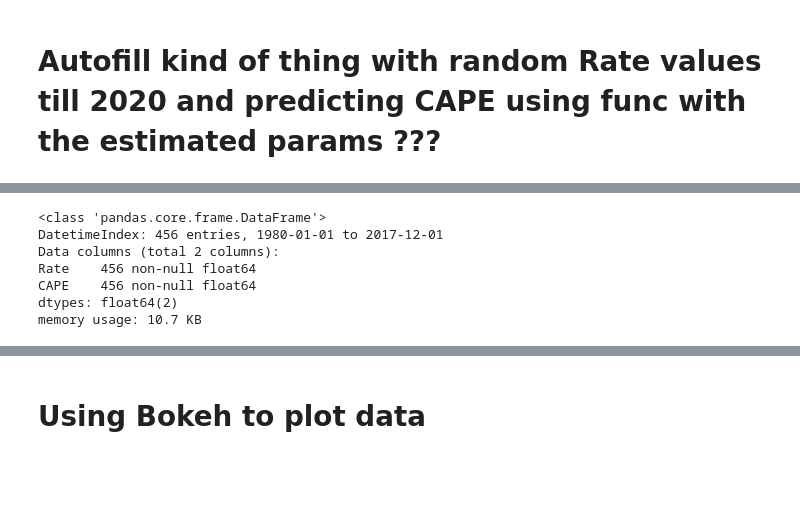
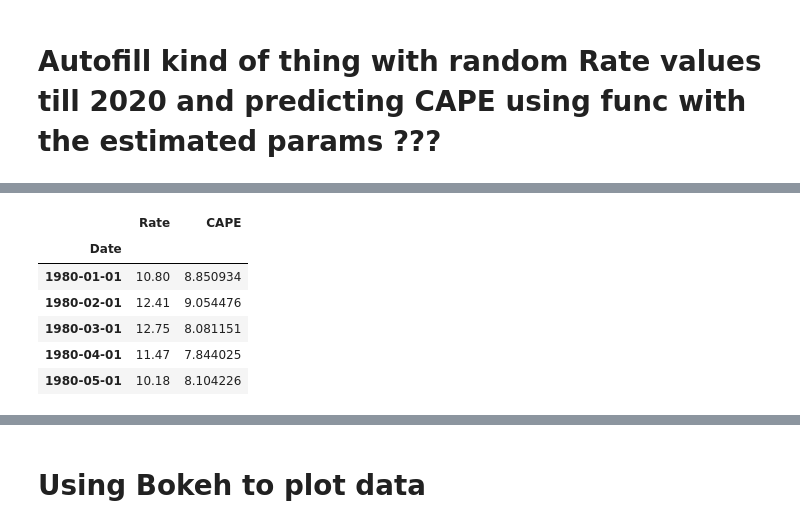
Before and after one commit to aghazaly/CAPE_Analysis, a Jupyter notebook: CAPE_Analysis.ipynb, the cells around one changed output, grey strips where cells are left out. Drawn from its saved outputs; the diff is of its cells as text; code cells hidden in the pictures; blank space fills up the shorter version.

```diff
--- a/CAPE_Analysis.ipynb
+++ b/CAPE_Analysis.ipynb
@@ -234,10 +216,10 @@ df = pd.DataFrame(np.sort(np.random.uniform(low=2.37, high=4.5, size=len(dates))
 # %%
-rawdata.info()
+rawdata.head()
 # %% [output]
-<class 'pandas.core.frame.DataFrame'>
-DatetimeIndex: 456 entries, 1980-01-01 to 2017-12-01
-Data columns (total 2 columns):
-Rate    456 non-null float64
-CAPE    456 non-null float64
-dtypes: float64(2)
-memory usage: 10.7 KB
+|  | Rate | CAPE |
+| Date |  |  |
+| 1980-01-01 | 10.80 | 8.850934 |
+| 1980-02-01 | 12.41 | 9.054476 |
+| 1980-03-01 | 12.75 | 8.081151 |
+| 1980-04-01 | 11.47 | 7.844025 |
+| 1980-05-01 | 10.18 | 8.104226 |
```
Also changed, not shown: parts of 31 cells of this notebook, 2 other files.
